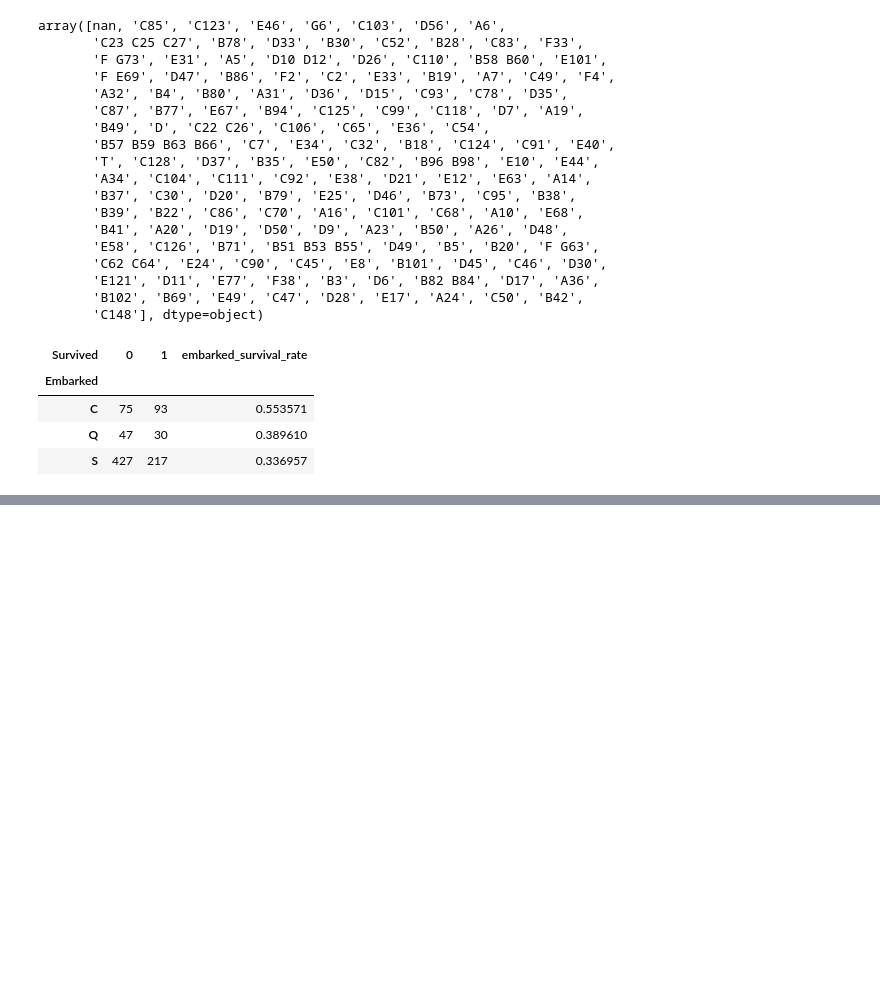
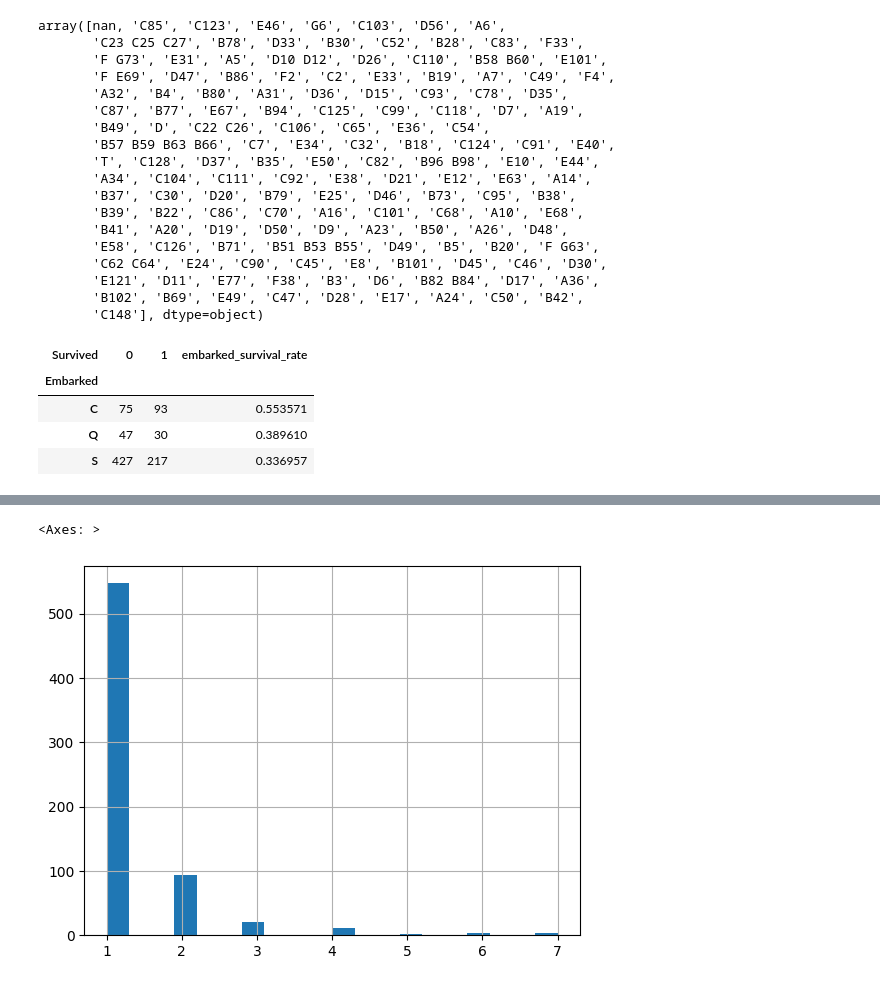
Before and after one commit to AdventurousDataScientist/TitanicSurvival, a Jupyter notebook: Titanic EDA.ipynb, the cells around one changed output, grey strips where cells are left out. Cells and saved outputs as stored; diff of their text form; code cells hidden in the pictures; blank space fills up the shorter version.

Commit message:
added ticket value feature exploration

```diff
--- a/Titanic EDA.ipynb
+++ b/Titanic EDA.ipynb
@@ -466,0 +556,9 @@ gbr_final_pipe = train_gbr_classifier(preprocessor3, GradientBoostingClassifier,
+# %%
+def get_ticket_info(row):
+    has_code = False
+    for i in row:
+        if i.isalpha():
+            has_code = True
+    return has_code
+# %%
+train['ticket_code'] = train['Ticket'].apply(lambda row: get_ticket_info(row))
@@ -466,0 +879,2 @@ gbr_final_pipe = train_gbr_classifier(preprocessor3, GradientBoostingClassifier,
+# %%
+train['ticket_numeric'] = train
@@ -466,0 +896,3 @@ gbr_final_pipe = train_gbr_classifier(preprocessor3, GradientBoostingClassifier,
+# %%
+train['ticket_prefix_cleaned'] = train.apply(lambda row: row['ticket_prefix']\
+                                      .replace('.', '').replace('/', '') if row['ticket_code'] else row['ticket_prefix'], axis='columns')
@@ -466,0 +942,6 @@ gbr_final_pipe = train_gbr_classifier(preprocessor3, GradientBoostingClassifier,
+# %%
+ticket_counts = train['Ticket'].value_counts().reset_index()
+ticket_counts['count'].hist(bins=20)
+# %% [output]
+<Axes: >
+[figure, added]
```
Also changed, not shown: parts of 71 cells of this notebook, 1 other file.
